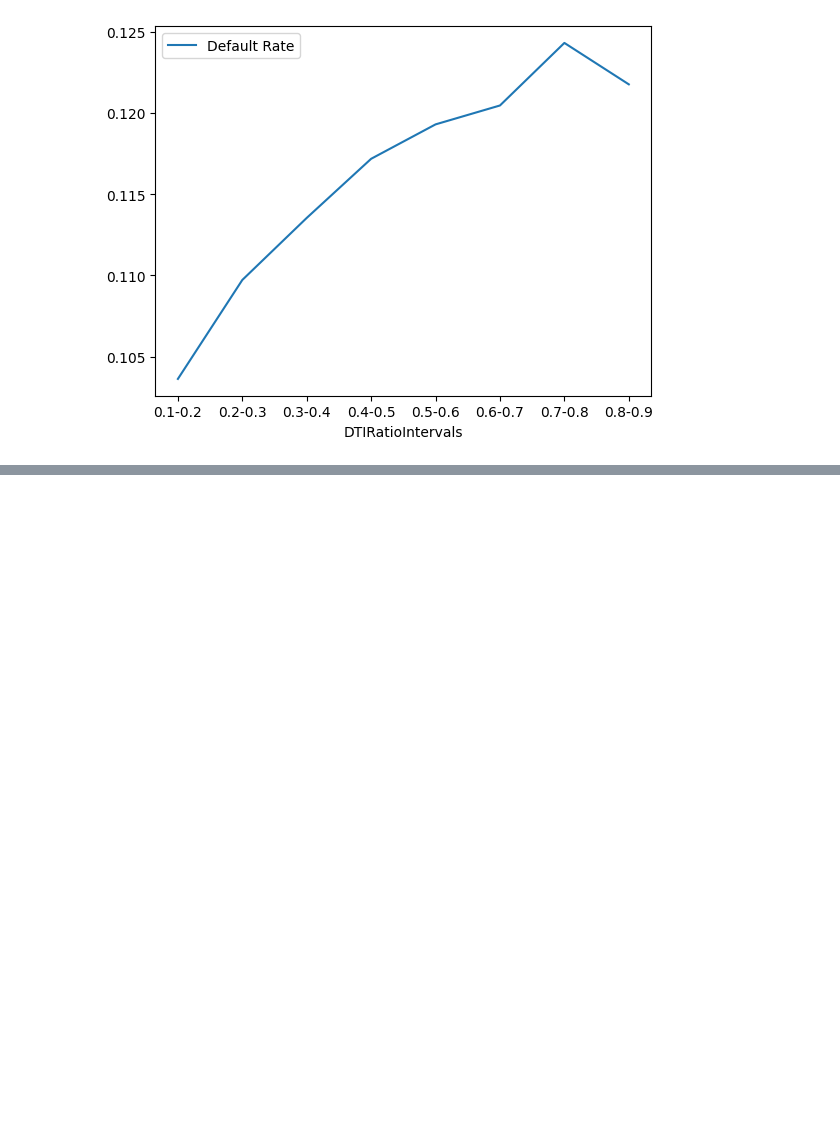
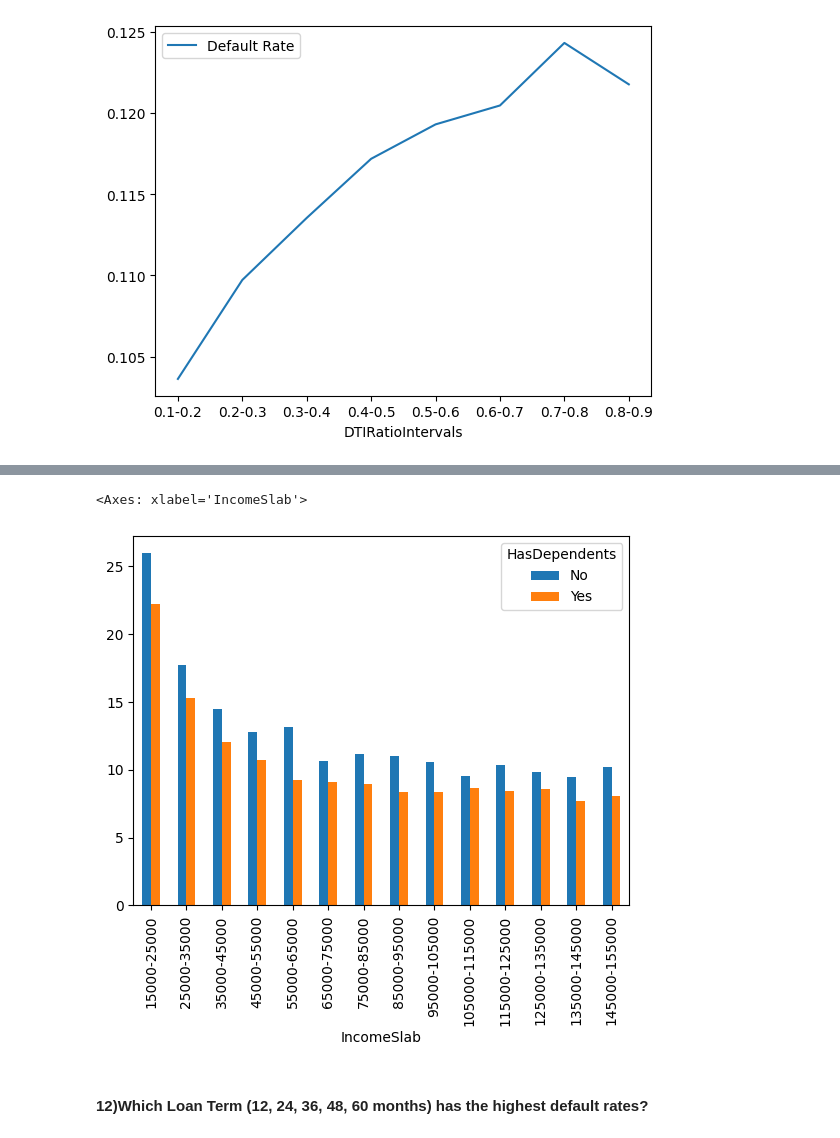
Before and after one commit to vaishnavipatel2805/Python_Libraries_Practice-, a Jupyter notebook: Pandas/Untitled.ipynb, the cells around one changed output, grey strips where cells are left out. Cells and saved outputs as stored; diff of their text form; code cells hidden in the pictures; blank space fills up the shorter version.

```diff
--- a/Pandas/Untitled.ipynb
+++ b/Pandas/Untitled.ipynb
@@ -1494,0 +1715,4 @@ df.plot(kind = "line")
+# %%
+temp = loan.groupby(["HasDependents","IncomeSlab"]).agg(default_rates = ("Default", "mean")).reset_index()
+temp["default_rates"]=round(temp["default_rates"]*100,2)
+temp[temp["IncomeSlab"].isin(["15000-25000",'25000-35000','35000-45000','45000-55000'])]
@@ -1494,0 +1729,7 @@ df.plot(kind = "line")
+# %%
+temp.pivot(index="IncomeSlab", columns="HasDependents", values="default_rates").plot(kind="bar")
+# %% [output]
+<Axes: xlabel='IncomeSlab'>
+[figure, added]
+# %% [markdown]
+#### 12)Which Loan Term (12, 24, 36, 48, 60 months) has the highest default rates?
```
Also changed, not shown: parts of 44 cells of this notebook.
